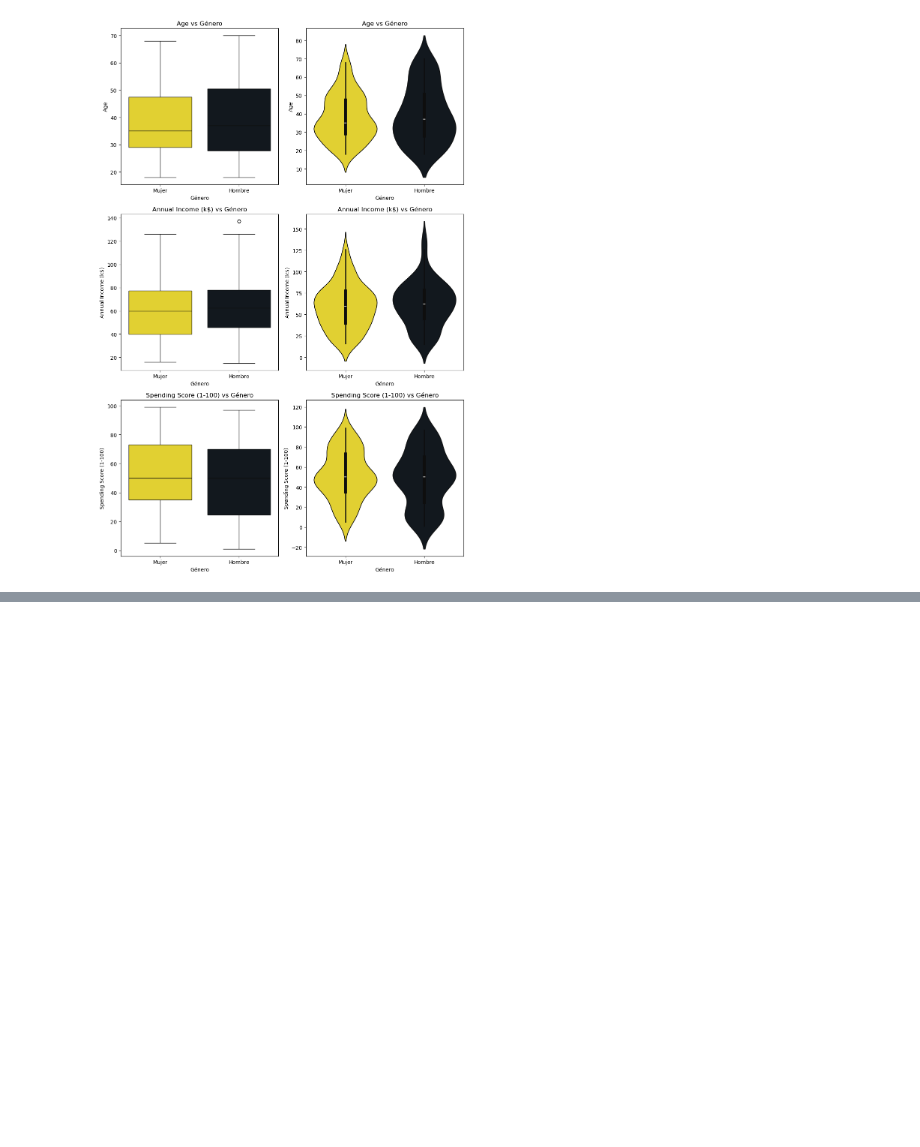
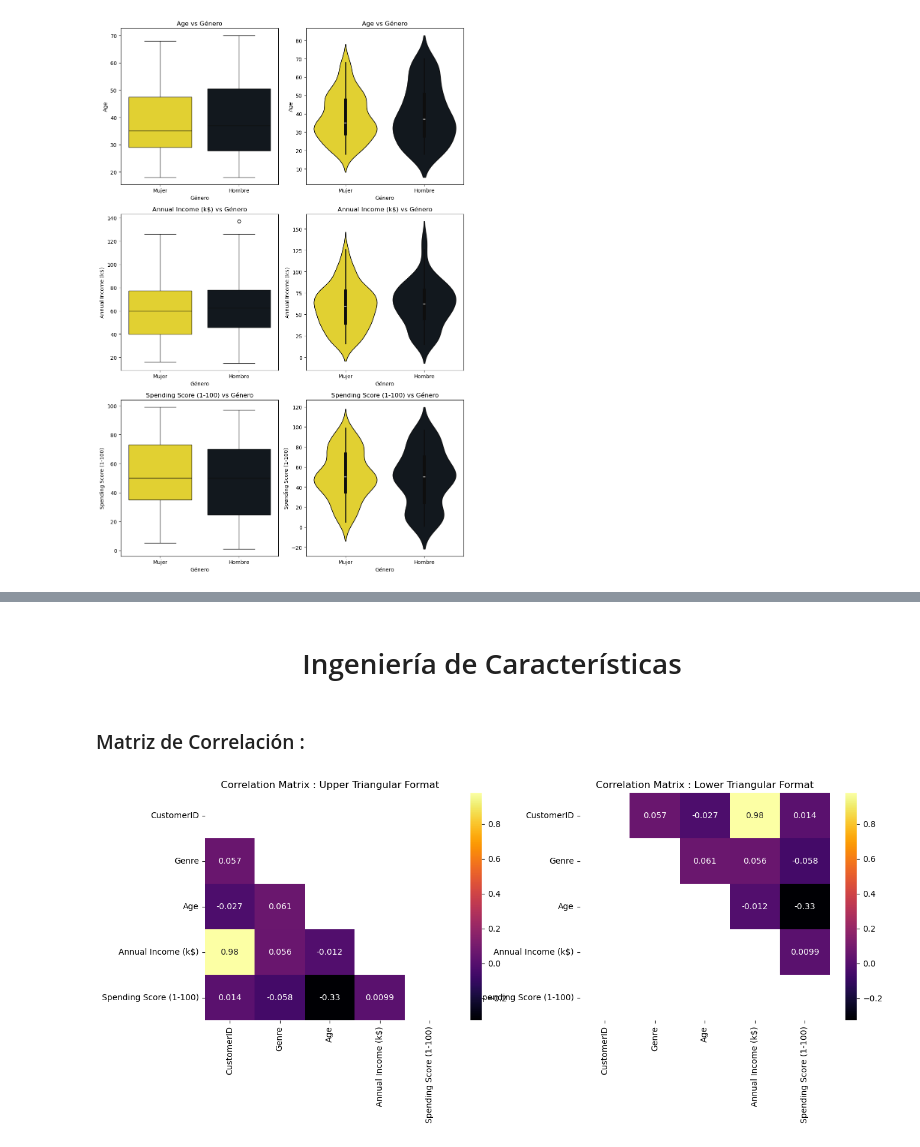
Before and after one commit to DevFntxy/ECBD_9A_IDGS_PRACTICAS_230892, a Jupyter notebook: Practica09/Practica09.ipynb, the cells around one changed output, grey strips where cells are left out. Drawn from its saved outputs; the diff is of its cells as text; code cells hidden in the pictures; blank space fills up the shorter version.

```diff
--- a/Practica09/Practica09.ipynb
+++ b/Practica09/Practica09.ipynb
@@ -330,0 +399,20 @@ plt.show()
+# %% [markdown]
+# <center>Ingeniería de Características</center>
+# %% [markdown]
+### Matriz de Correlación :
+# %%
+ut = np.triu(df1.corr())
+lt = np.tril(df1.corr())
+
+fig,ax = plt.subplots(nrows = 1, ncols = 2,figsize = (15,5))
+plt.subplot(1,2,1)
+sns.heatmap(df1.corr(),cmap = 'inferno',annot = True,cbar = 'True',mask = ut);
+plt.title('Correlation Matrix : Upper Triangular Format');
+
+plt.subplot(1,2,2)
+sns.heatmap(df1.corr(),cmap = 'inferno',annot = True,cbar = 'True',mask = lt);
+plt.title('Correlation Matrix : Lower Triangular Format');
+
+df1.drop(columns = 'CustomerID',inplace = True)
+# %% [output]
+[figure, added]
```
Also changed, not shown: parts of 11 cells of this notebook.
